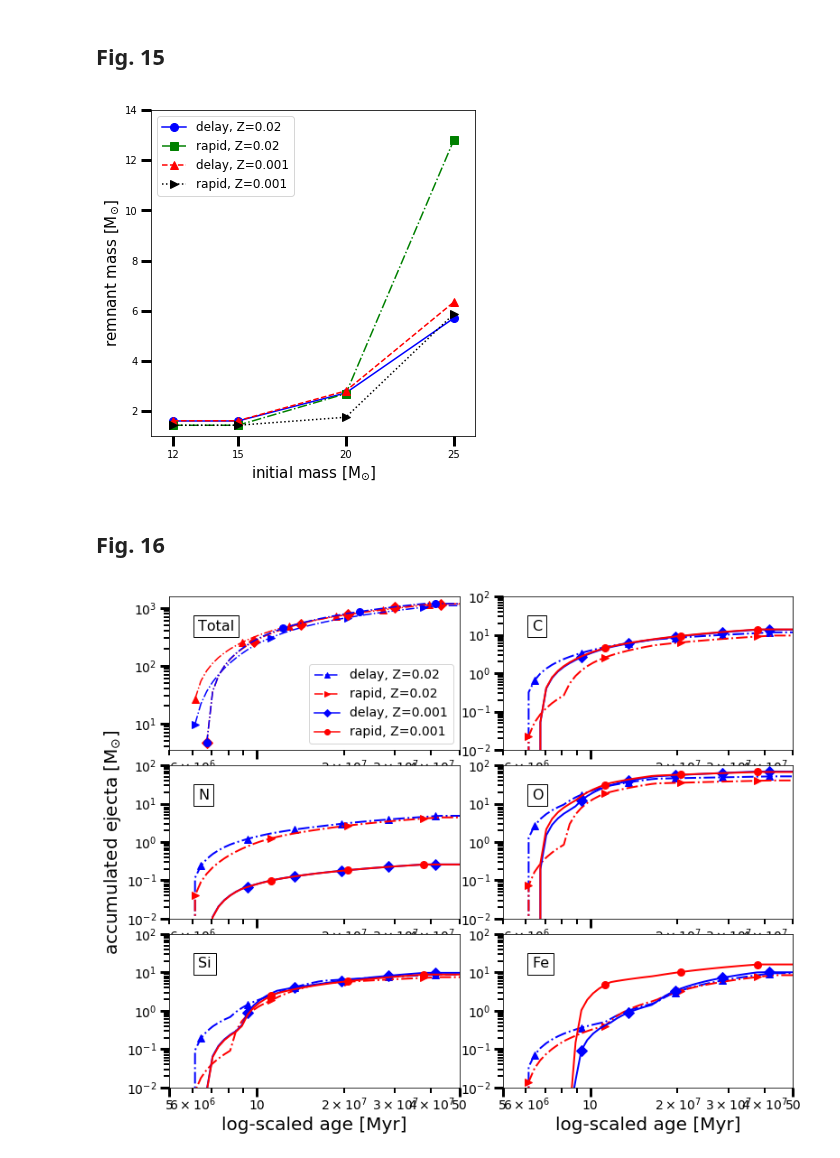
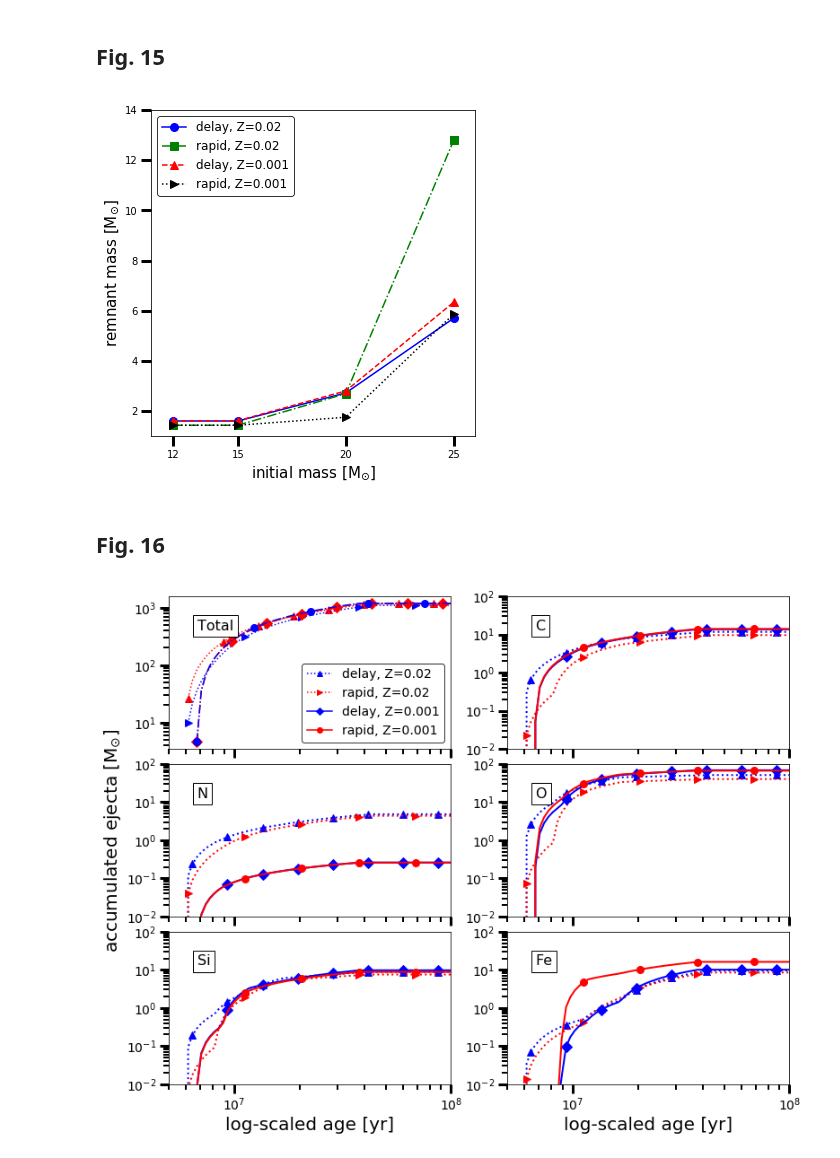
Before and after one commit to NuGrid/NuPyCEE, a Jupyter notebook: DOC/Papers/SYGMA_paper/Section4.2.ipynb, the cells around one changed output. Cells and saved outputs as stored; diff of their text form; code cells hidden in the pictures.

```diff
--- a/DOC/Papers/SYGMA_paper/Section4.2.ipynb
+++ b/DOC/Papers/SYGMA_paper/Section4.2.ipynb
@@ -123,7 +123,9 @@ s1n_d.plot_table_remnant(fig=fign,iniZ=0.001,marker='^',masses=[12,15,20,25],lab
                        table='yield_tables/agb_and_massive_stars_nugrid_MESAonly_fryer12delay.txt',color='r',shape='--')
 s1n_r.plot_table_remnant(fig=fign,iniZ=0.001,marker='>',masses=[12,15,20,25],label='rapid, Z=0.001',
                        table='yield_tables/agb_and_massive_stars_nugrid_MESAonly_fryer12rapid.txt',color='k',shape=':')
-plt.legend(loc=2,fontsize=12)
+leg=plt.legend(loc=2,fontsize=12)
+leg.get_frame().set_edgecolor('k')
+
 plt.xlim(11,27)
 plt.xlabel('initial mass [M$_{\odot}$]');plt.ylabel('remnant mass [M$_{\odot}$]')
 plt.minorticks_off()
@@ -136,17 +138,16 @@ ax.set_xticks([12,15,20,25])
 plt.xlim(11,26)
 fig.savefig('../figs/mass_cuts_all.png', dpi=100) #save fgure
 # %% [output]
-[figure, old version]
+[figure, new version]
 # %% [markdown]
 ## Fig. 16
 # %%
+plt.close('all')
 fign = fign + 1
-f, axarr = plt.subplots(3, 2,num=fign)
-fig=f
+fig, axarr = plt.subplots(3, 2,num=fign)
 markevery=40
 props = dict(boxstyle='square', facecolor='w', alpha=1)
 for specie in ['Total','C','N','O','Si','Fe']:
-#specie='Ba-132'
         if specie=='Total':
             plt.sca(axarr[0, 0])
         if specie=='C':
@@ -161,71 +162,67 @@ for specie in ['Total','C','N','O','Si','Fe']:
             plt.sca(axarr[2, 1])
 
         if specie == 'Total':
-
             markevery=8
-            s0n_d.plot_totmasses(fig=fign,source='massive',markevery=markevery,color='r',marker='^')
-            s0n_r.plot_totmasses(fig=fign,source='massive',markevery=markevery+5,color='b',marker='>')
+            s0n_d.plot_totmasses(fig=fign,source='massive',markevery=markevery,color='r',marker='^',shape=':')
+            s0n_r.plot_totmasses(fig=fign,source='massive',markevery=markevery+5,color='b',marker='>',shape=':')
             s1n_d.plot_totmasses(fig=fign,source='massive',markevery=markevery,color='r',marker='D')
             s1n_r.plot_totmasses(fig=fign,source='massive',markevery=markevery+5,color='b',marker='o')
         else:
-            s0n_d.plot_mass(fig=fign,specie=specie,source='massive',norm='no',color='b',label=specie+' (AGB), Z=2e-2',shape='-.',marker='^',markevery=markevery)
-            s0n_r.plot_mass(fig=fign,specie=specie,source='massive',norm='no',color='r',label=specie+' (AGB), Z=2e-2',shape='-.',marker='>',markevery=markevery+5)
+            s0n_d.plot_mass(fig=fign,specie=specie,source='massive',norm='no',color='b',label=specie+' (AGB), Z=2e-2',shape=':',marker='^',markevery=markevery)
+            s0n_r.plot_mass(fig=fign,specie=specie,source='massive',norm='no',color='r',label=specie+' (AGB), Z=2e-2',shape=':',marker='>',markevery=markevery+5)
             s1n_d.plot_mass(fig=fign,specie=specie,source='massive',norm='no',color='b',label=specie+' (massive), Z=2e-2',shape='-',marker='D',markevery=markevery)
             s1n_r.plot_mass(fig=fign,specie=specie,source='massive',norm='no',color='r',label=specie+' (massive), Z=2e-2',shape='-',marker='o',markevery=markevery+5)
             plt.legend(loc=6,fontsize=12).set_visible(False)
         if specie in ['C',]:
             plt.ylim(1e-2,1e2)
         elif specie in ['Si']:
             plt.ylim(1e-1,2e1)
         elif specie in ['N']:
             plt.ylim(1e-1,2e1)
         elif specie in ['O']:
             plt.ylim(1e0,2e2)
         elif specie in ['Fe']:
             plt.ylim(1e-1,1e1)
+        ax=plt.gca()
+        #ax.set_xlim(5e6,5e7)
 
-        #else:
-        #    plt.ylim(1e5,1e8)
-        ax=plt.gca()
+        if not specie in ['Si','Fe']:
+            labels = [item.get_text() for item in ax.get_xticklabels()]
+            empty_string_labels = ['']*len(labels)
+            ax.set_xticklabels(empty_string_labels)
+            ax.set_xticklabels(['']*10)
+
         if specie=='Total':
-            plt.plot([],[],marker='^',linestyle='-.',color='b',label='AGB')
-            plt.plot([],[],marker='>',linestyle='-.',color='r',label='Massive')
+            plt.plot([],[],marker='^',linestyle=':',color='b',label='AGB')
+            plt.plot([],[],marker='>',linestyle=':',color='r',label='Massive')
             #plt.plot([],[],marker='+',linestyle=':',color='r',label='SNIa')
             plt.plot([],[],marker='D',linestyle='-',color='b',label='AGB')
             plt.plot([],[],marker='o',linestyle='-',color='r',label='Massive')
             l2=ax.lines[-4:]
-            plt.legend(l2,('delay, Z=0.02','rapid, Z=0.02','delay, Z=0.001','rapid, Z=0.001'),loc=4,prop={'size': 14})
-        ax=plt.gca()
-        #plt.legend().set_visible(False)
+            leg=plt.legend(l2,('delay, Z=0.02','rapid, Z=0.02','delay, Z=0.001','rapid, Z=0.001'),loc=4,prop={'size': 14})
+            leg.get_frame().set_edgecolor('k')
+
         if (specie=='N'):
             ax.set_ylabel(r'accumulated ejecta [M$_{\odot}$]',size=20)
-        #elif not ( ((specie=='Total') or ( specie=='N')) or ( specie=='Fe')):
-        #    ax.get_yaxis().set_ticklabels([]) #set_visible(False)
-        #    plt.ylabel('')
         else:
-            plt.ylabel('')
+            ax.set_ylabel('')
+
         if specie in ['Total','C','N','O']:
-            ax.get_xaxis().set_ticklabels([])
-            plt.xlabel('')
+            ax.set_xlabel('')
         else:
-            plt.xlabel('log-scaled age [Myr]',size=20)
-            ax.get_xaxis().set_ticklabels([5,10,50])
-            ax.xaxis.set_ticks(np.array([5e6,10e6,50e6]))
-            plt.yscale('log')
-        ax=plt.gca()
+            ax.set_xlabel('log-scaled age [yr]',size=20)
+            ax.set_yscale('log')
+
         ax.text(0.1, 0.85, specie, transform=ax.transAxes, fontsize=16,verticalalignment='top', bbox=props)
-        #if not ( ((specie=='Total') or ( specie=='N')) or ( specie=='Fe')):
-        #    ax.get_yaxis().set_ticklabels([])
         if not specie =='Total':
-            plt.ylim(1e-2,1e2)
-        plt.xlim(5e6,5e7)
+            ax.set_ylim(1e-2,1e2)
+
+        ax.set_xlim(5e6,1e8)
+
 #general settings
-fig.set_size_inches(20,10)
 plt.subplots_adjust(hspace=0.1, bottom=0.125,wspace=0.15)#,left=0.1)
-plt.subplots_adjust(hspace=0.1, bottom=0.125,wspace=0.15,left=0.1,right=0.9)
-fig=plt.gcf()
-fig.set_size_inches(14,10,forward=True)
+plt.subplots_adjust(hspace=0.1, bottom=0.125,wspace=0.2,left=0.1,right=0.9)
 fig.set_size_inches(12,10,forward=True)
 fig.savefig('../figs/ssp_delay_rapid_yields.png', dpi=100) #save figure
 # %% [output]
-[figure, old version]
+[figure, new version]
```
Also changed, not shown: parts of 2 cells of this notebook.
